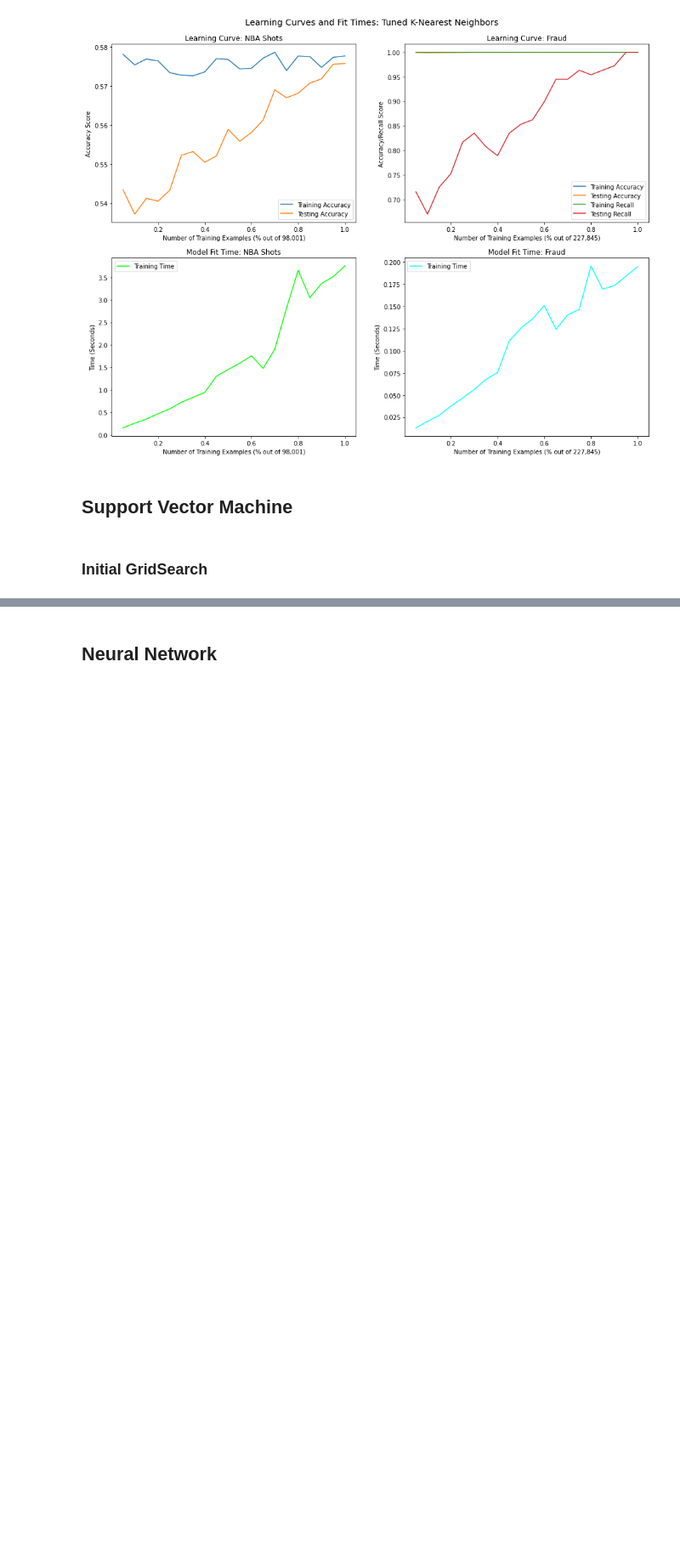
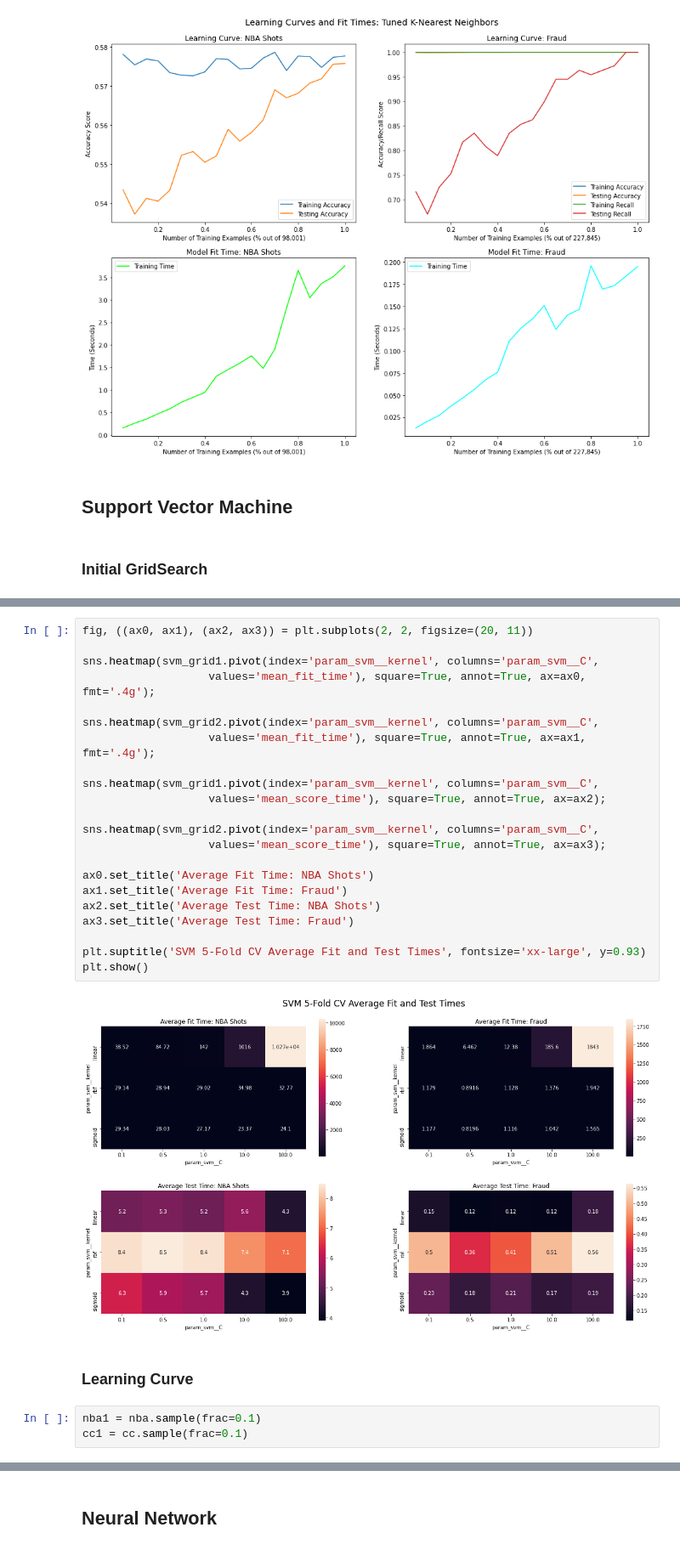
Before and after one commit to ryd-dev/cs7641-assignment1, a Jupyter notebook: assignment-1.ipynb, the cells around one changed output, grey strips where cells are left out. Shown at 85% size. Drawn from its saved outputs; the diff is of its cells as text; blank space fills up the shorter version.

```diff
--- a/assignment-1.ipynb
+++ b/assignment-1.ipynb
@@ -426,0 +476,29 @@ svm_tuned2 = GridSearchCV(svm_pipe2, svm_grid, scoring='recall', cv=5, verbose=2
+# %%
+fig, ((ax0, ax1), (ax2, ax3)) = plt.subplots(2, 2, figsize=(20, 11))
+
+sns.heatmap(svm_grid1.pivot(index='param_svm__kernel', columns='param_svm__C',
+                   values='mean_fit_time'), square=True, annot=True, ax=ax0, fmt='.4g');
+
+sns.heatmap(svm_grid2.pivot(index='param_svm__kernel', columns='param_svm__C',
+                   values='mean_fit_time'), square=True, annot=True, ax=ax1, fmt='.4g');
+
+sns.heatmap(svm_grid1.pivot(index='param_svm__kernel', columns='param_svm__C',
+                   values='mean_score_time'), square=True, annot=True, ax=ax2);
+
+sns.heatmap(svm_grid2.pivot(index='param_svm__kernel', columns='param_svm__C',
+                   values='mean_score_time'), square=True, annot=True, ax=ax3);
+
+ax0.set_title('Average Fit Time: NBA Shots')
+ax1.set_title('Average Fit Time: Fraud')
+ax2.set_title('Average Test Time: NBA Shots')
+ax3.set_title('Average Test Time: Fraud')
+
+plt.suptitle('SVM 5-Fold CV Average Fit and Test Times', fontsize='xx-large', y=0.93)
+plt.show()
+# %% [output]
+[figure, added]
+# %% [markdown]
+### Learning Curve
+# %%
+nba1 = nba.sample(frac=0.1)
+cc1 = cc.sample(frac=0.1)
```
Also changed, not shown: parts of 59 cells of this notebook, 5 other files.
